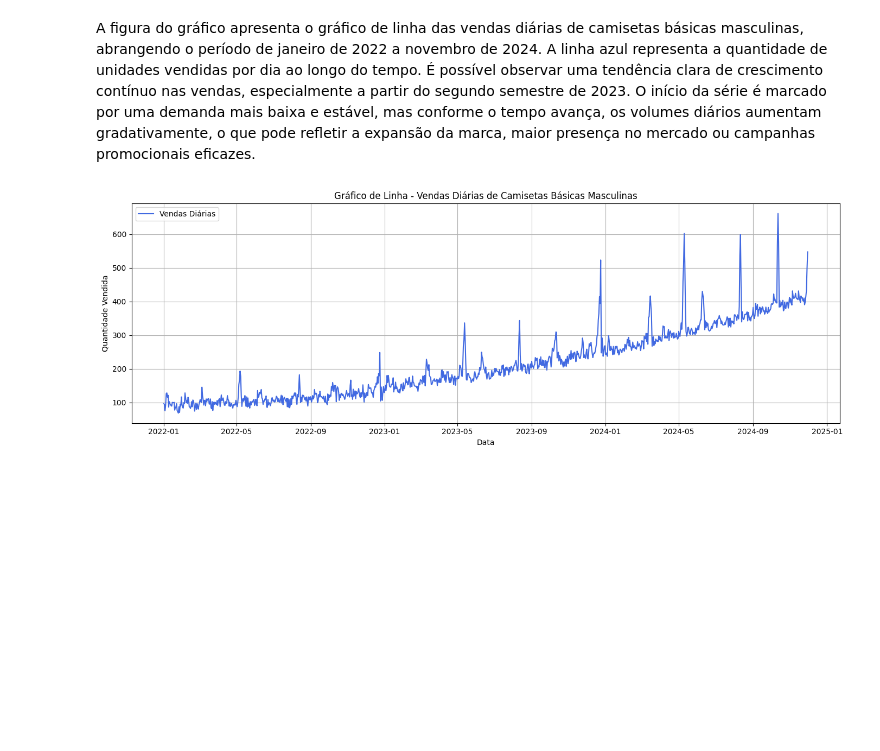
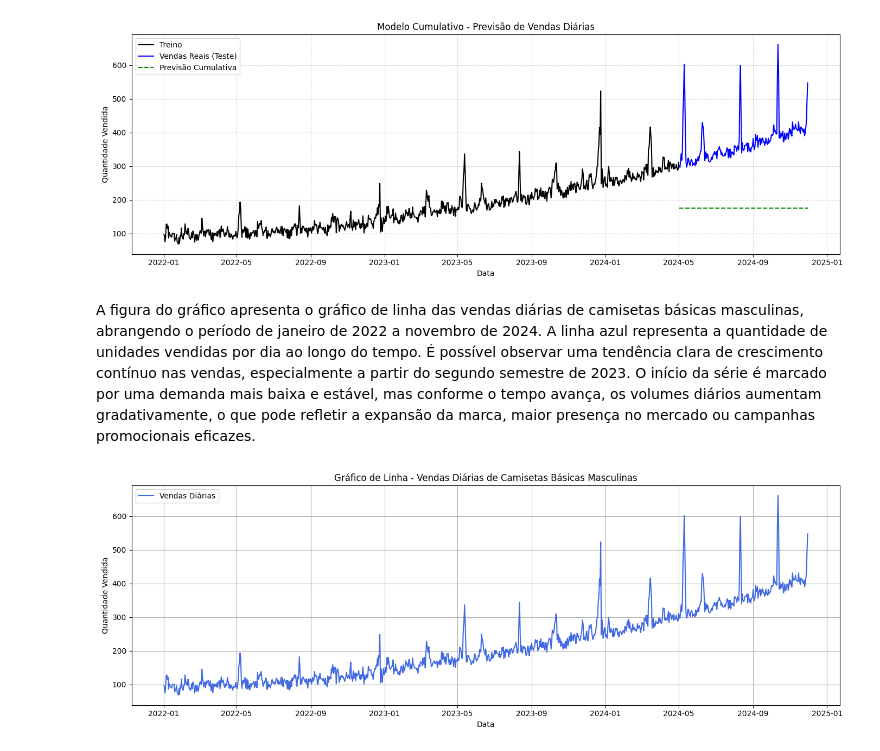
Before and after one commit to Marciorochar/Analise-Preditiva, a Jupyter notebook: Entrega 2/Gráficos/Modelagem_Media.Movel.ipynb, the cells around one changed output. Drawn from its saved outputs; the diff is of its cells as text; code cells hidden in the pictures; blank space fills up the shorter version.

```diff
--- a/Entrega 2/Gráficos/Modelagem_Media.Movel.ipynb
+++ b/Entrega 2/Gráficos/Modelagem_Media.Movel.ipynb
@@ -3,3 +48,29 @@
+# %%
+# Separar treino e teste (80% treino, 20% teste)
+tamanho_treino = int(len(df) * 0.8)
+df_treino = df.iloc[:tamanho_treino]
+df_teste = df.iloc[tamanho_treino:].copy()
+
+# Aplicar o modelo cumulativo
+media_cumulativa = df_treino['Vendas'].expanding().mean().iloc[-1]
+df_teste['Cumulativo'] = media_cumulativa  # previsão constante igual à média acumulada até o fim do treino
+
+# Visualizar
+import matplotlib.pyplot as plt
+
+plt.figure(figsize=(14, 5))
+plt.plot(df_treino.index, df_treino['Vendas'], label='Treino', color='black')
+plt.plot(df_teste.index, df_teste['Vendas'], label='Vendas Reais (Teste)', color='blue')
+plt.plot(df_teste.index, df_teste['Cumulativo'], label='Previsão Cumulativa', color='green', linestyle='--')
+plt.title('Modelo Cumulativo - Previsão de Vendas Diárias')
+plt.xlabel('Data')
+plt.ylabel('Quantidade Vendida')
+plt.legend()
+plt.grid(True, linestyle='--', alpha=0.5)
+plt.tight_layout()
+plt.show()
+# %% [output]
+[figure, added]
 # %% [markdown]
 A figura do gráfico apresenta o gráfico de linha das vendas diárias de camisetas básicas masculinas, abrangendo o período de janeiro de 2022 a novembro de 2024. A linha azul representa a quantidade de unidades vendidas por dia ao longo do tempo. É possível observar uma tendência clara de crescimento contínuo nas vendas, especialmente a partir do segundo semestre de 2023. O início da série é marcado por uma demanda mais baixa e estável, mas conforme o tempo avança, os volumes diários aumentam gradativamente, o que pode refletir a expansão da marca, maior presença no mercado ou campanhas promocionais eficazes.
 # %%
```
Also changed, not shown: parts of 5 cells of this notebook.
